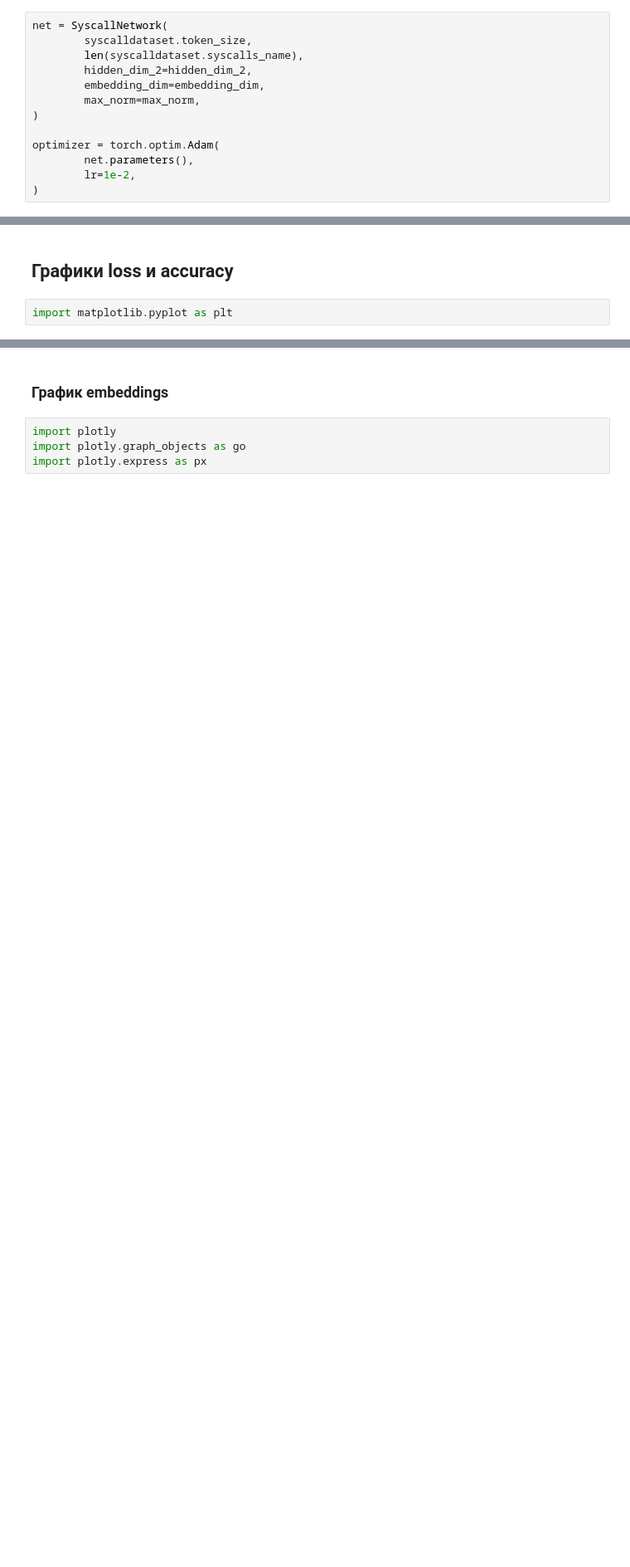
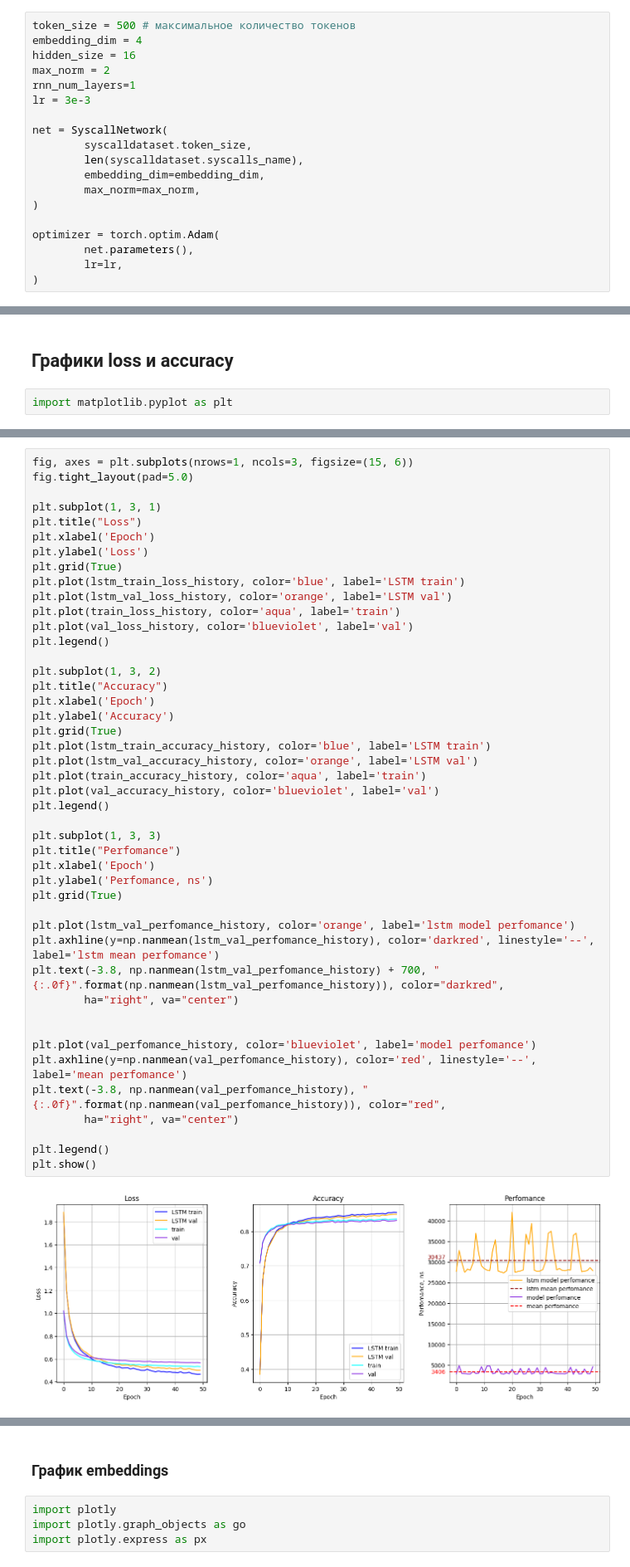
Before and after one commit to moevm/OS-Action-Prediction, a Jupyter notebook: src/model/syscallnet/SyscallNet.ipynb, the cells around one changed output, grey strips where cells are left out. Shown at 83% size. Drawn from its saved outputs; the diff is of its cells as text; blank space fills up the shorter version.

```diff
--- a/src/model/syscallnet/SyscallNet.ipynb
+++ b/src/model/syscallnet/SyscallNet.ipynb
@@ -312,17 +480,23 @@ test_dataloader = DataLoader(
 # %% [markdown]
 ## Создание нейронной сети и оптимайзера
 # %%
+token_size = 500 # максимальное количество токенов
+embedding_dim = 4
+hidden_size = 16
+max_norm = 2
+rnn_num_layers=1
+lr = 3e-3
+
 net = SyscallNetwork(
         syscalldataset.token_size,
         len(syscalldataset.syscalls_name),
-        hidden_dim_2=hidden_dim_2,
         embedding_dim=embedding_dim,
         max_norm=max_norm,
 )
 
 optimizer = torch.optim.Adam(
         net.parameters(),
-        lr=1e-2,
+        lr=lr,
 )
 # %% [markdown]
 ## Обучение нейронной сети и сохранение лучшей модели
@@ -465 +634,48 @@ plt.legend(loc="upper left")
+# %%
+fig, axes = plt.subplots(nrows=1, ncols=3, figsize=(15, 6))
+fig.tight_layout(pad=5.0)
+
+plt.subplot(1, 3, 1)
+plt.title("Loss")
+plt.xlabel('Epoch')
+plt.ylabel('Loss')
+plt.grid(True)
+plt.plot(lstm_train_loss_history, color='blue', label='LSTM train')
+plt.plot(lstm_val_loss_history, color='orange', label='LSTM val')
+plt.plot(train_loss_history, color='aqua', label='train')
+plt.plot(val_loss_history, color='blueviolet', label='val')
+plt.legend()
+
+plt.subplot(1, 3, 2)
+plt.title("Accuracy")
+plt.xlabel('Epoch')
+plt.ylabel('Accuracy')
+plt.grid(True)
+plt.plot(lstm_train_accuracy_history, color='blue', label='LSTM train')
+plt.plot(lstm_val_accuracy_history, color='orange', label='LSTM val')
+plt.plot(train_accuracy_history, color='aqua', label='train')
+plt.plot(val_accuracy_history, color='blueviolet', label='val')
+plt.legend()
+
+plt.subplot(1, 3, 3)
+plt.title("Perfomance")
+plt.xlabel('Epoch')
+plt.ylabel('Perfomance, ns')
+plt.grid(True)
+
+plt.plot(lstm_val_perfomance_history, color='orange', label='lstm model perfomance')
+plt.axhline(y=np.nanmean(lstm_val_perfomance_history), color='darkred', linestyle='--', label='lstm mean perfomance')
+plt.text(-3.8, np.nanmean(lstm_val_perfomance_history) + 700, "{:.0f}".format(np.nanmean(lstm_val_perfomance_history)), color="darkred",
+        ha="right", va="center")
+
+
+plt.plot(val_perfomance_history, color='blueviolet', label='model perfomance')
+plt.axhline(y=np.nanmean(val_perfomance_history), color='red', linestyle='--', label='mean perfomance')
+plt.text(-3.8, np.nanmean(val_perfomance_history), "{:.0f}".format(np.nanmean(val_perfomance_history)), color="red",
+        ha="right", va="center")
+
+plt.legend()
+plt.show()
+# %% [output]
+[figure, added]
 # %%
```
Also changed, not shown: parts of 41 cells of this notebook, 1 other file.
